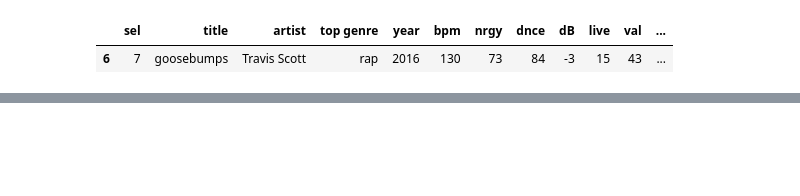
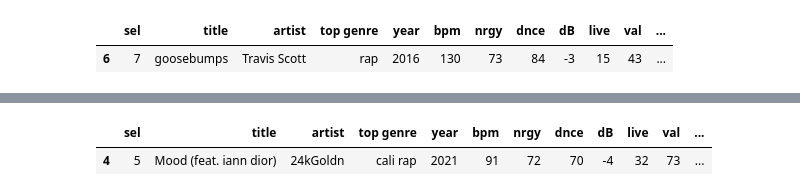
Before and after one commit to e-ozg/data-analizi-notlari, a Jupyter notebook: 09-Pratik.ipynb, the cells around one changed output, grey strips where cells are left out. Cells and saved outputs as stored; diff of their text form; code cells hidden in the pictures; blank space fills up the shorter version.

```diff
--- a/09-Pratik.ipynb
+++ b/09-Pratik.ipynb
@@ -341,3 +341,9 @@ top2020[mask]
 # mask = df["Team"].isnull()
 # Bu da sütunundaki (kolon) Nan değerleri gösterir.
 # df[df["Team"].isna()]
+# %%
+mask = top2020["dur"].between(100, 155)
+top2020[mask]
+# %% [output]
+|  | sel | title | artist | top genre | year | bpm | nrgy | dnce | dB | live | val | ... |
+| 4 | 5 | Mood (feat. iann dior) | 24kGoldn | cali rap | 2021 | 91 | 72 | 70 | -4 | 32 | 73 | ... |
```
Also changed, not shown: 1 other file.
